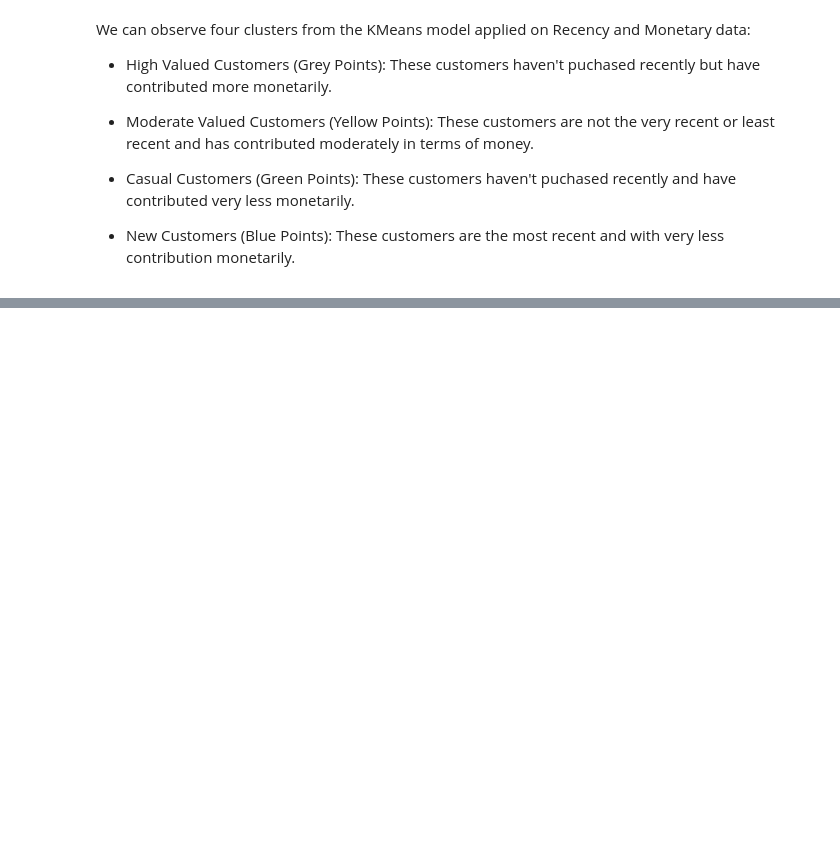
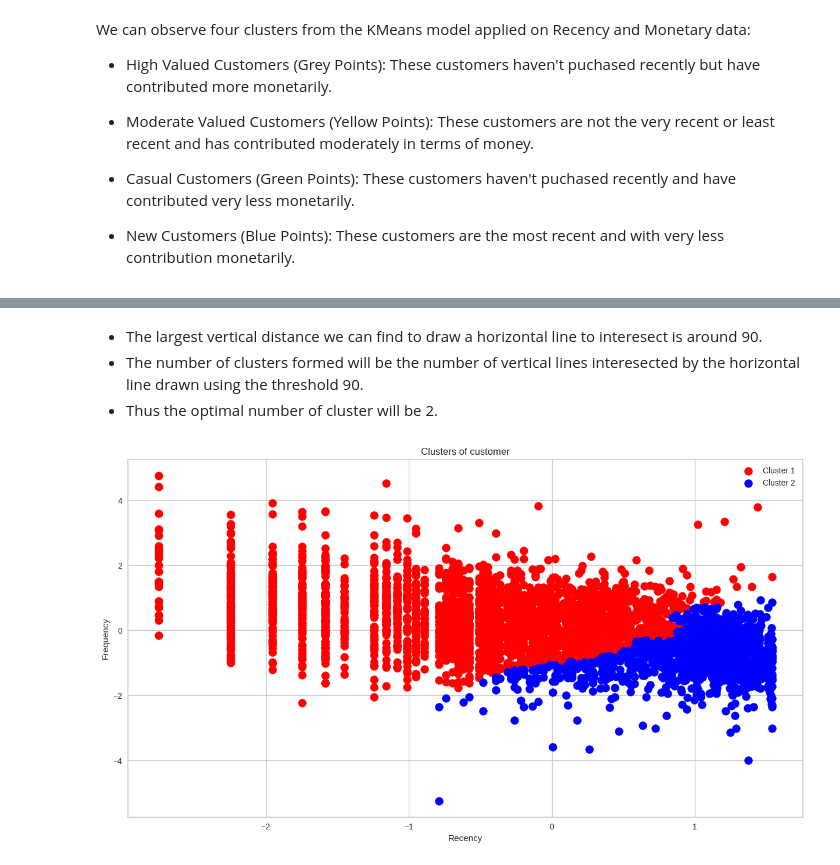
Before and after one commit to yashtambee/Online-Retail-Customer-Segmentation, a Jupyter notebook: Yash_R_Tambe_Online_Retail_Customer_Segmentation.ipynb, the cells around one changed output, grey strips where cells are left out. Saved outputs shown, nothing was run; the diff lists cells and outputs as text; code cells hidden in the pictures; blank space fills up the shorter version.

```diff
--- a/Yash_R_Tambe_Online_Retail_Customer_Segmentation.ipynb
+++ b/Yash_R_Tambe_Online_Retail_Customer_Segmentation.ipynb
@@ -838,0 +851,20 @@ We can observe four clusters from the KMeans model applied on Recency and Moneta
+# %% [markdown]
+
+*   The largest vertical distance we can find to draw a horizontal line to interesect is around 90.
+*   The number of clusters formed will be the number of vertical lines interesected by the horizontal line drawn using the threshold 90.
+*  Thus the optimal number of cluster will be 2.
+# %%
+# fit hierarchical clustering to the data
+hc = AgglomerativeClustering(n_clusters = 2, affinity = 'euclidean', linkage = 'ward')
+y_hc = hc.fit_predict(X)
+
+# plot the clusters
+plt.scatter(X[y_hc == 0,0], X[y_hc == 0,1], s=100, c='red', label='Cluster 1')
+plt.scatter(X[y_hc == 1,0], X[y_hc == 1,1], s=100, c='blue', label='Cluster 2')
+plt.title('Clusters of customer')
+plt.xlabel('Recency')
+plt.ylabel('Frequency')
+plt.legend()
+plt.show()
+# %% [output]
+[figure, added]
```
Also changed, not shown: parts of 2 cells of this notebook.
